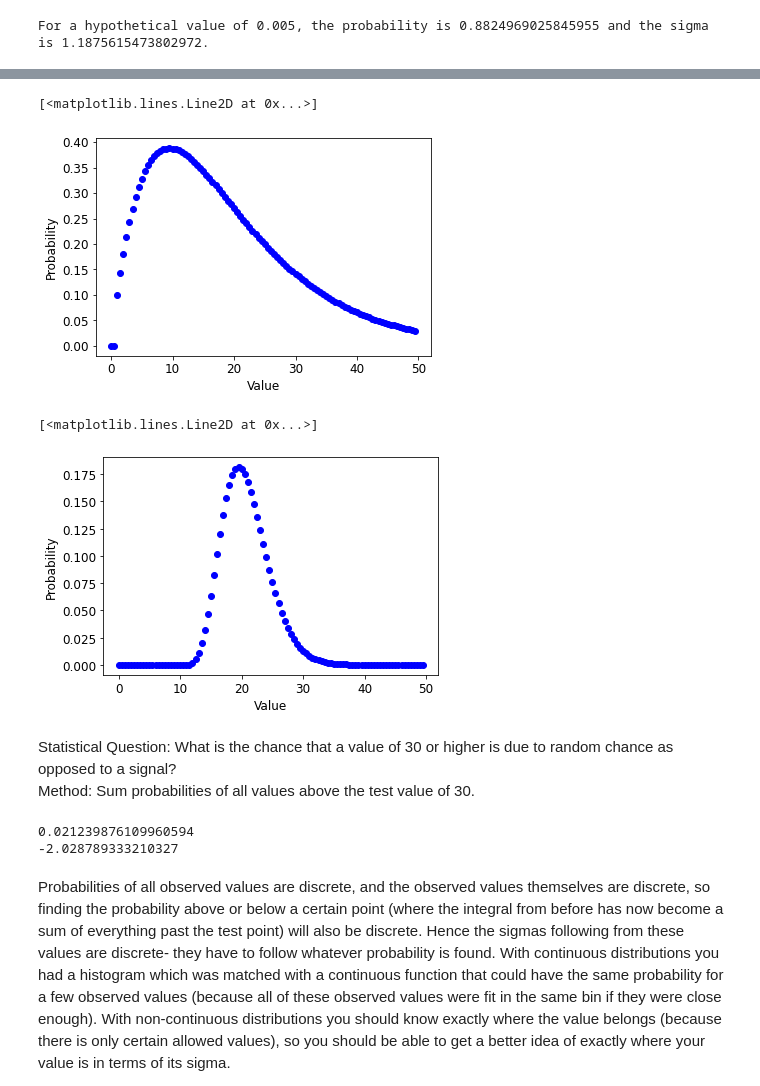
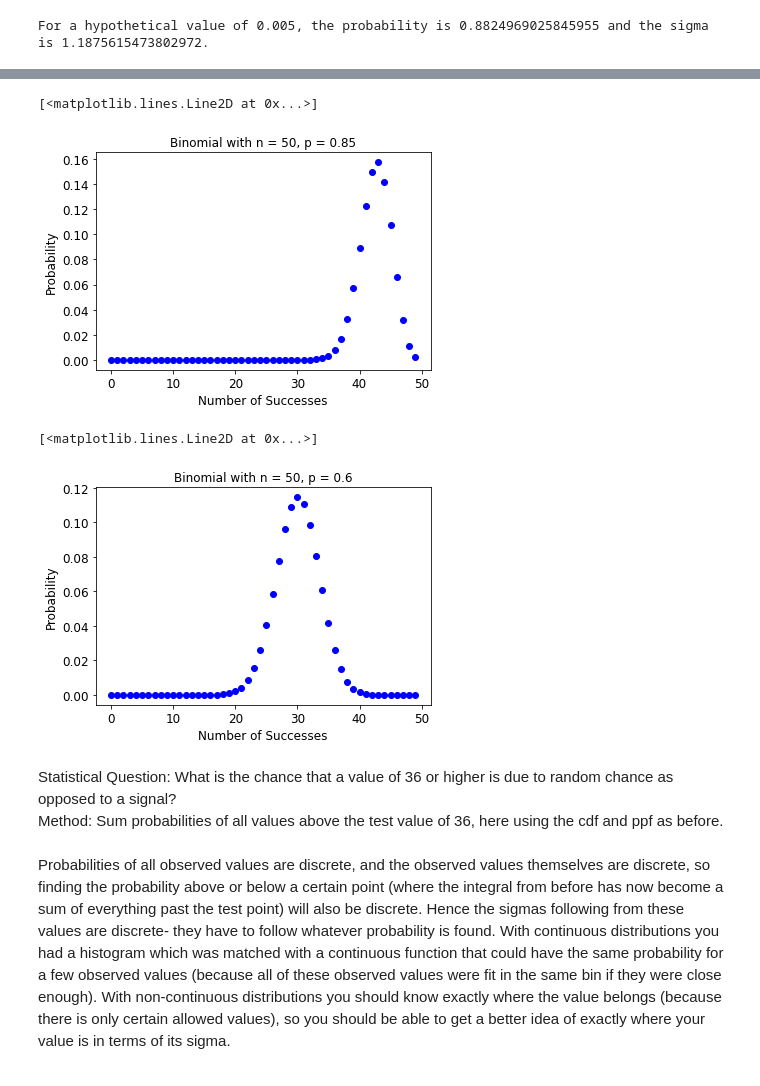
Before and after one commit to jarods00/PHYS434, a Jupyter notebook: Lab 1.ipynb, the cells around one changed output, grey strips where cells are left out. Saved outputs shown, nothing was run; the diff lists cells and outputs as text; code cells hidden in the pictures.

```diff
--- a/Lab 1.ipynb
+++ b/Lab 1.ipynb
@@ -163,50 +160,50 @@ ax.plot(x,y, 'bo')
 # %%
-k = 1
-p = .1
+n = 50
+p = .85
 
 fig, ax = plt.subplots(1, 1)
-x = np.arange(0, 50, 0.5)
-y = stats.binom.pmf(k, x, p, loc = 0)
+x = np.arange(0, 50, 1)
+y = stats.binom.pmf(x, n, p, loc = 0)
 
 plt.tick_params(labelsize = 12)
 ax.set_ylabel('Probability', fontsize = 12)
-ax.set_xlabel('Value', fontsize = 12)
+ax.set_xlabel('Number of Successes', fontsize = 12)
+ax.set_title("Binomial with n = " + str(n) + ", p = " + str(p))
 
-ax.plot(x,y, 'bo')
-
-# Similar to last plot, but highest probable value shifted left- notice k value is lower here.
+ax.plot(x, y, 'bo')
 # %% [output]
 [<matplotlib.lines.Line2D at 0x...>]
-[figure, old version]
+[figure, new version]
 # %%
 # Recreating first binomial plot
 
-k = 2
+n = 50
 p = .6
 
 fig, ax = plt.subplots(1, 1)
-x = np.arange(0,50, 0.5)
-y = stats.binom.pmf(k, x, p, loc = -10)
+x = np.arange(0, 50, 1)
+y = stats.binom.pmf(x, n, p, loc = 0)
 
 plt.tick_params(labelsize = 12)
 ax.set_ylabel('Probability', fontsize = 12)
-ax.set_xlabel('Value', fontsize = 12)
+ax.set_xlabel('Number of Successes', fontsize = 12)
+ax.set_title("Binomial with n = " + str(n) + ", p = " + str(p))
 
-ax.plot(x,y, 'bo')
+ax.plot(x, y, 'bo')
 # %% [output]
 [<matplotlib.lines.Line2D at 0x...>]
-[figure, old version]
+[figure, new version]
 # %% [markdown]
-Statistical Question: What is the chance that a value of 30 or higher is due to random chance as opposed to a signal? <br>
-Method: Sum probabilities of all values above the test value of 30.
+Statistical Question: What is the chance that a value of 36 or higher is due to random chance as opposed to a signal? <br>
+Method: Sum probabilities of all values above the test value of 36, here using the cdf and ppf as before.
 # %%
-prob = stats.binom.cdf(k, 30, p, loc = -10)
+n = 50
+p = .6
+
+prob = stats.binom.sf(36, n, p, loc = 0)
 sigma = stats.norm.ppf(prob, loc = 0, scale = 1)
-print(prob)
-print(sigma)
+
+print('The probability of a value of 36 or higher is ' + str(prob) + ' and the associated sigma is ' + str(sigma) + '.')
-# %% [output]
-0.021239876109960594
--2.028789333210327
 # %% [markdown]
 Probabilities of all observed values are discrete, and the observed values themselves are discrete, so finding the probability above or below a certain point (where the integral from before has now become a sum of everything past the test point) will also be discrete. Hence the sigmas following from these values are discrete- they have to follow whatever probability is found. With continuous distributions you had a histogram which was matched with a continuous function that could have the same probability for a few observed values (because all of these observed values were fit in the same bin if they were close enough). With non-continuous distributions you should know exactly where the value belongs (because there is only certain allowed values), so you should be able to get a better idea of exactly where your value is in terms of its sigma.
 <br>
```
Also changed, not shown: parts of 6 cells of this notebook.
